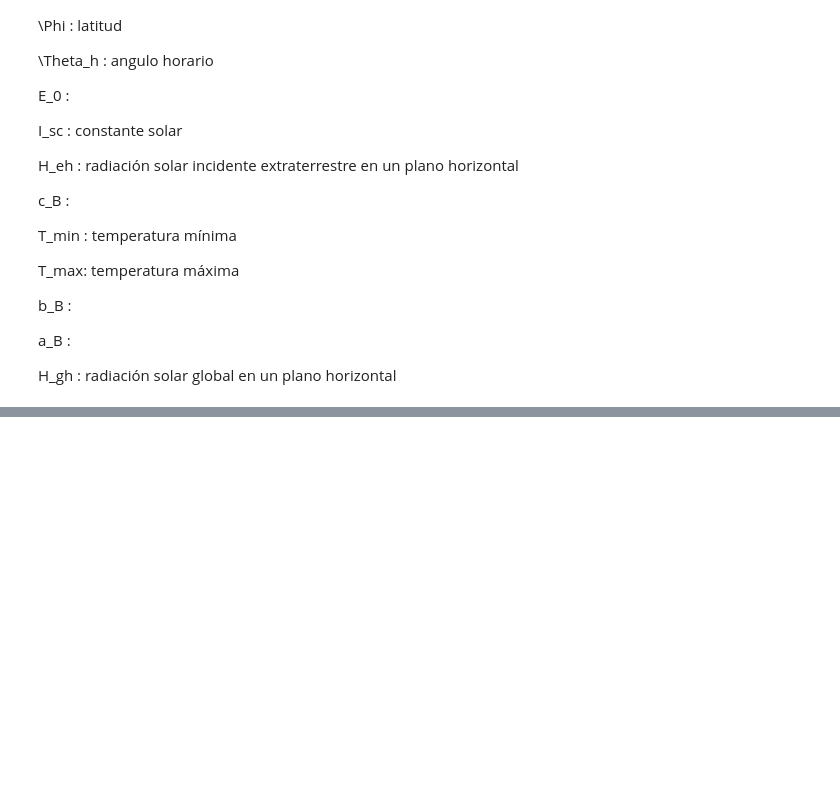
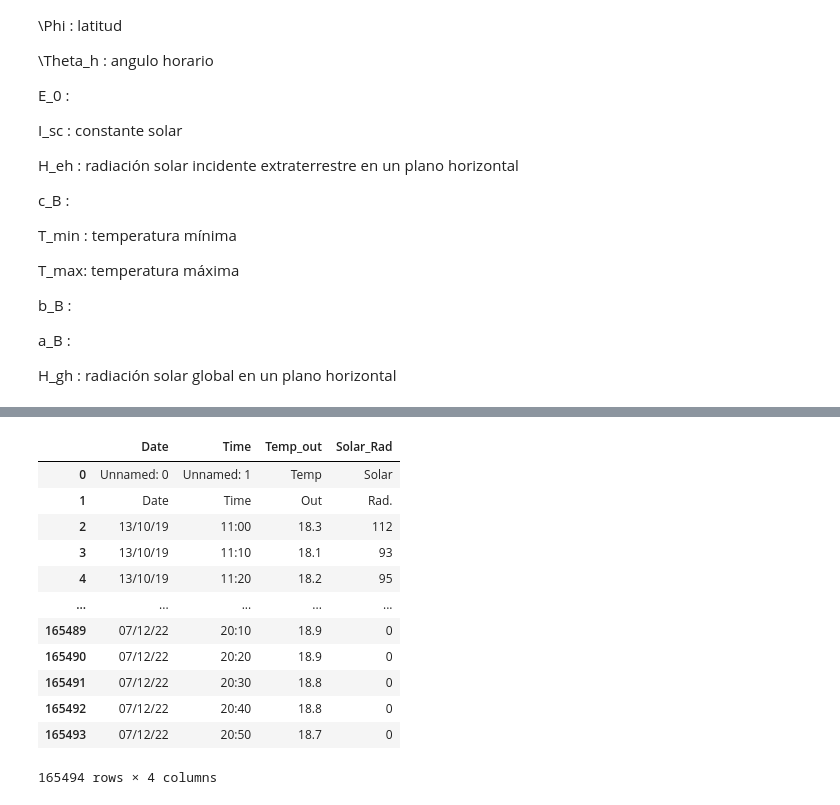
Before and after one commit to Pr0nel/weather_data, a Jupyter notebook: Notebooks/Radiation.ipynb, the cells around one changed output, grey strips where cells are left out. Saved outputs shown, nothing was run; the diff lists cells and outputs as text; code cells hidden in the pictures; blank space fills up the shorter version.

```diff
--- a/Notebooks/Radiation.ipynb
+++ b/Notebooks/Radiation.ipynb
@@ -66,0 +116,19 @@ df2['Mul']
+# %%
+path='D:/Anaconda/WeatherData/Data/'
+horizontal_stack.to_csv(path + 'UNI_EMDI-LabSolar_fd07122022.txt', index=False)
+df2 = pd.read_csv(path + 'UNI_EMDI-LabSolar_fd07122022.txt', header=None, names=['Date', 'Time', 'Temp_out', 'Solar_Rad'])
+df2
+# %% [output]
+|  | Date | Time | Temp_out | Solar_Rad |
+| 0 | Unnamed: 0 | Unnamed: 1 | Temp | Solar |
+| 1 | Date | Time | Out | Rad. |
+| 2 | 13/10/19 | 11:00 | 18.3 | 112 |
+| 3 | 13/10/19 | 11:10 | 18.1 | 93 |
+| 4 | 13/10/19 | 11:20 | 18.2 | 95 |
+| ... | ... | ... | ... | ... |
+| 165489 | 07/12/22 | 20:10 | 18.9 | 0 |
+| 165490 | 07/12/22 | 20:20 | 18.9 | 0 |
+| 165491 | 07/12/22 | 20:30 | 18.8 | 0 |
+| 165492 | 07/12/22 | 20:40 | 18.8 | 0 |
+| 165493 | 07/12/22 | 20:50 | 18.7 | 0 |
+165494 rows × 4 columns
```
Also changed, not shown: parts of 6 cells of this notebook, 4 other files.
